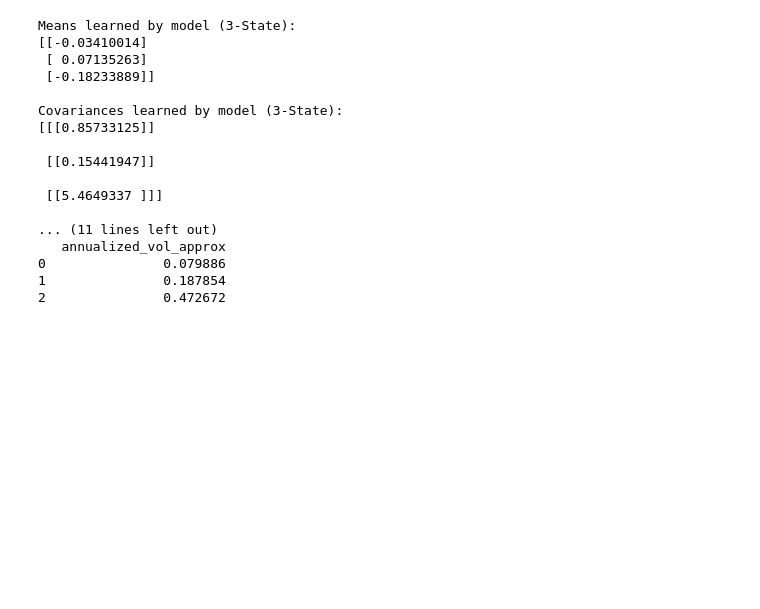
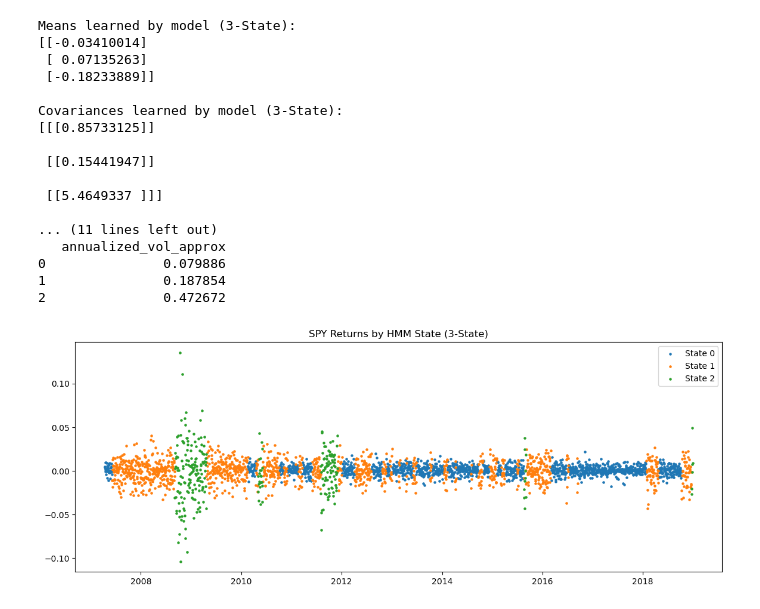
Before and after one commit to LTam2024/hmmRegimeDetect, a Jupyter notebook: regimeDetect.ipynb, the cells around one changed output. Saved outputs shown, nothing was run; the diff lists cells and outputs as text; code cells hidden in the pictures; blank space fills up the shorter version.

```diff
--- a/regimeDetect.ipynb
+++ b/regimeDetect.ipynb
@@ -695,3 +695,18 @@ Covariances learned by model (3-State):
 0               0.079886
 1               0.187854
 2               0.472672
+# %%
+plt.figure(figsize=(14, 5))
+for s in [0, 1, 2]:
+    mask = threeStateDf["state"] == s
+    plt.scatter(
+        threeStateDf.index[mask],
+        threeStateDf.loc[mask, "SPY_ret"],
+        s=5,
+        label=f"State {s}"
+    )
+plt.legend()
+plt.title("SPY Returns by HMM State (3-State)")
+plt.show()
+# %% [output]
+[figure, added]
```
Also changed, not shown: parts of 12 cells of this notebook, 4 other files.
